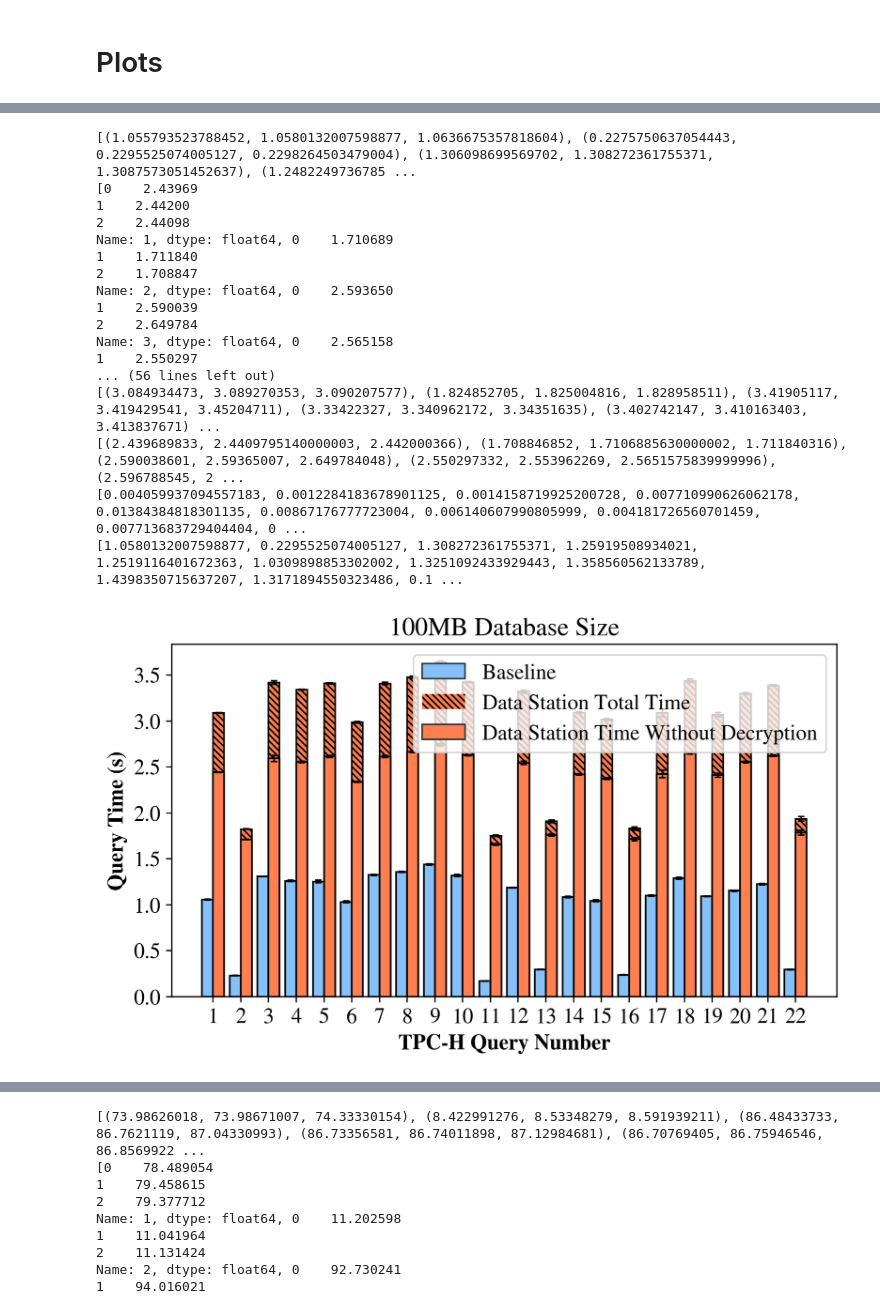
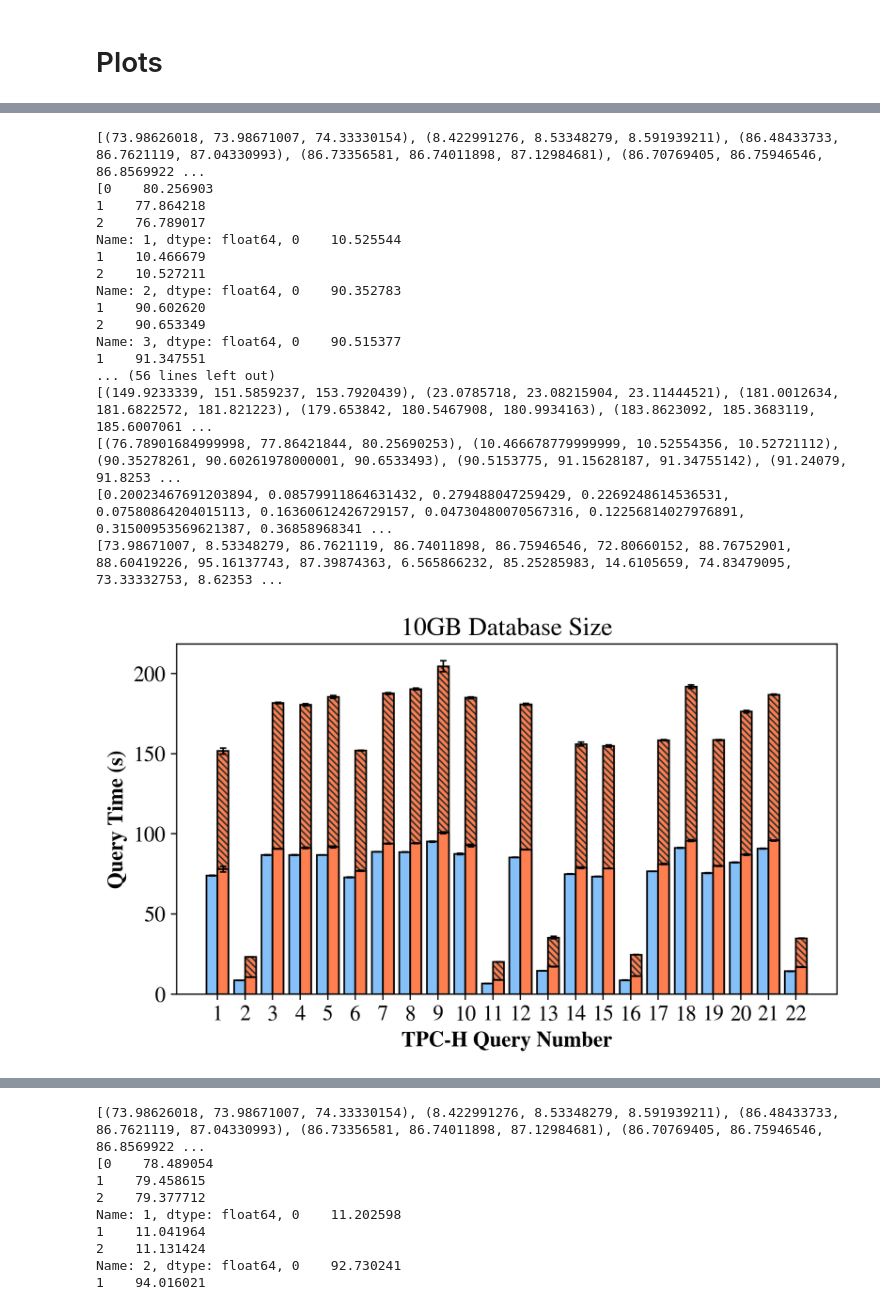
Before and after one commit to TheDataStation/datastation-escrow, a Jupyter notebook: data_comparisons/baseline/baseline_data_parsing.ipynb, the cells around one changed output, grey strips where cells are left out. Cells and saved outputs as stored; diff of their text form; code cells hidden in the pictures.

Commit message:
gettin plots done

```diff
--- a/data_comparisons/baseline/baseline_data_parsing.ipynb
+++ b/data_comparisons/baseline/baseline_data_parsing.ipynb
@@ -434,11 +859,11 @@ data_secyan: [(1.094, 1.102, 1.156), (6.787, 6.836, 6.915), (70.661, 70.684, 70.
 # %%
-data_left = baseline_dict['100MB']
+data_left = baseline_dict['10GB']
 data_left_mmm = [raw_mmm(col) for col in data_left]
 print(data_left_mmm)
 
-data_right_tot = data_station_dict['100MB']
+data_right_tot = data_station_dict['10GB']
 # subtract top from total for the "everything else" graph
-data_right_bot = [a_i - b_i for a_i, b_i in zip(data_station_dict['100MB'], data_station_dec_dict['100MB'])]
+data_right_bot = [a_i - b_i for a_i, b_i in zip(data_station_dict['10GB'], data_station_dec_dict['10GB'])]
 print(data_right_bot)
 data_right_tot_mmm = [raw_mmm(col) for col in data_right_tot]
 data_right_bot_mmm = [raw_mmm(col) for col in data_right_bot]
@@ -490,15 +915,15 @@ plt.bar(x=X_axis-width/2,width=width,height=medians_left,yerr=stdev_left,
         color='none'
         )
 
-plt.bar(x=X_axis+width/2,width=width,height=medians_right_tot,label="Data Station Total Time",
+plt.bar(x=X_axis+width/2,width=width,height=medians_right_tot,label="DS Total",
 #         # edgecolor=colors_right[i],
 #         # edgecolor=[.2,.2,.2],
 #         # alpha=0.8,
 #         # label=labels_left[i],
 #         # color='none',
 #         # color=colors_right[i],
+        edgecolor=[0.2,0.2,0.2],
         hatch='\\\\\\\\\\\\',
-#         # hatch="...",
         color='coral'
         )
 
@@ -508,51 +933,51 @@ plt.bar(x=X_axis+width/2,width=width,height=medians_right_tot,yerr=stdev_right_t
         color='none'
         )
 
-plt.bar(x=X_axis+width/2,width=width,height=medians_right_bot,label="Data Station Time Without Decryption",
+plt.bar(x=X_axis+width/2,width=width,height=medians_right_bot,label="DS w/o Decryption",
 #         # edgecolor=colors_right[i],
 #         # edgecolor=[.2,.2,.2],
 #         # alpha=0.8,
 #         # label=labels_left[i],
 #         # color='none',
 #         # color=colors_right[i],
         edgecolor=[0.2,0.2,0.2],
 #         # hatch="...",
         color='coral'
         )
 
 plt.bar(x=X_axis+width/2,width=width,height=medians_right_bot,yerr=stdev_right_bot,
         edgecolor='black',
         error_kw={"elinewidth":1,"capsize":2,"capthick":1},
         color='none'
         )
 
 
 plt.xlabel("TPC-H Query Number", fontweight="bold")
 plt.ylabel("Query Time (s)", fontweight="bold")
-plt.title("100MB Database Size")
-plt.legend()
+plt.title("10GB Database Size")
+# plt.legend()
 
 plt.xticks(X_axis, [col.name for col in data_right_tot])
 
-plt.savefig("100mb.pdf", bbox_inches='tight')
+plt.savefig("10gb.pdf", bbox_inches='tight')
 
 plt.show()
 # %% [output]
-[(1.055793523788452, 1.0580132007598877, 1.0636675357818604), (0.2275750637054443, 0.2295525074005127, 0.2298264503479004), (1.306098699569702, 1.308272361755371, 1.3087573051452637), (1.2482249736785 ...
-[0    2.43969
-1    2.44200
-2    2.44098
-Name: 1, dtype: float64, 0    1.710689
-1    1.711840
-2    1.708847
-Name: 2, dtype: float64, 0    2.593650
-1    2.590039
-2    2.649784
-Name: 3, dtype: float64, 0    2.565158
-1    2.550297
+[(73.98626018, 73.98671007, 74.33330154), (8.422991276, 8.53348279, 8.591939211), (86.48433733, 86.7621119, 87.04330993), (86.73356581, 86.74011898, 87.12984681), (86.70769405, 86.75946546, 86.8569922 ...
+[0    80.256903
+1    77.864218
+2    76.789017
+Name: 1, dtype: float64, 0    10.525544
+1    10.466679
+2    10.527211
+Name: 2, dtype: float64, 0    90.352783
+1    90.602620
+2    90.653349
+Name: 3, dtype: float64, 0    90.515377
+1    91.347551
 ... (56 lines left out)
-[(3.084934473, 3.089270353, 3.090207577), (1.824852705, 1.825004816, 1.828958511), (3.41905117, 3.419429541, 3.45204711), (3.33422327, 3.340962172, 3.34351635), (3.402742147, 3.410163403, 3.413837671) ...
-[(2.439689833, 2.4409795140000003, 2.442000366), (1.708846852, 1.7106885630000002, 1.711840316), (2.590038601, 2.59365007, 2.649784048), (2.550297332, 2.553962269, 2.5651575839999996), (2.596788545, 2 ...
-[0.004059937094557183, 0.0012284183678901125, 0.0014158719925200728, 0.007710990626062178, 0.01384384818301135, 0.00867176777723004, 0.006140607990805999, 0.004181726560701459, 0.007713683729404404, 0 ...
-[1.0580132007598877, 0.2295525074005127, 1.308272361755371, 1.25919508934021, 1.2519116401672363, 1.0309898853302002, 1.3251092433929443, 1.358560562133789, 1.4398350715637207, 1.3171894550323486, 0.1 ...
+[(149.9233339, 151.5859237, 153.7920439), (23.0785718, 23.08215904, 23.11444521), (181.0012634, 181.6822572, 181.821223), (179.653842, 180.5467908, 180.9934163), (183.8623092, 185.3683119, 185.6007061 ...
+[(76.78901684999998, 77.86421844, 80.25690253), (10.466678779999999, 10.52554356, 10.52721112), (90.35278261, 90.60261978000001, 90.6533493), (90.5153775, 91.15628187, 91.34755142), (91.24079, 91.8253 ...
+[0.20023467691203894, 0.08579911864631432, 0.279488047259429, 0.2269248614536531, 0.07580864204015113, 0.16360612426729157, 0.04730480070567316, 0.12256814027976891, 0.31500953569621387, 0.36858968341 ...
+[73.98671007, 8.53348279, 86.7621119, 86.74011898, 86.75946546, 72.80660152, 88.76752901, 88.60419226, 95.16137743, 87.39874363, 6.565866232, 85.25285983, 14.6105659, 74.83479095, 73.33332753, 8.62353 ...
-[figure, old version]
+[figure, new version]
```
Also changed, not shown: parts of 8 cells of this notebook, 5 other files.
